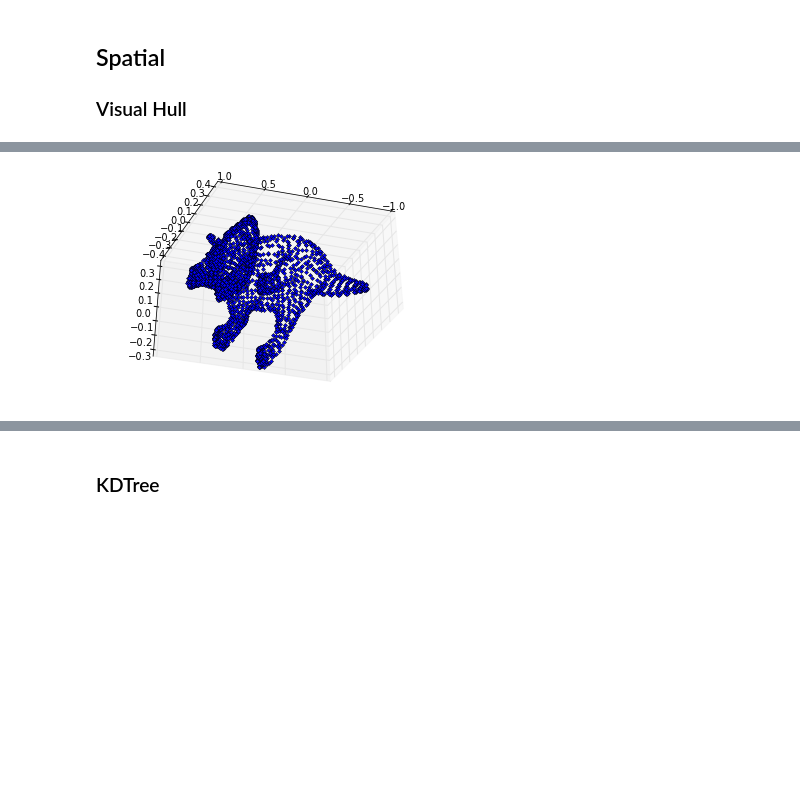
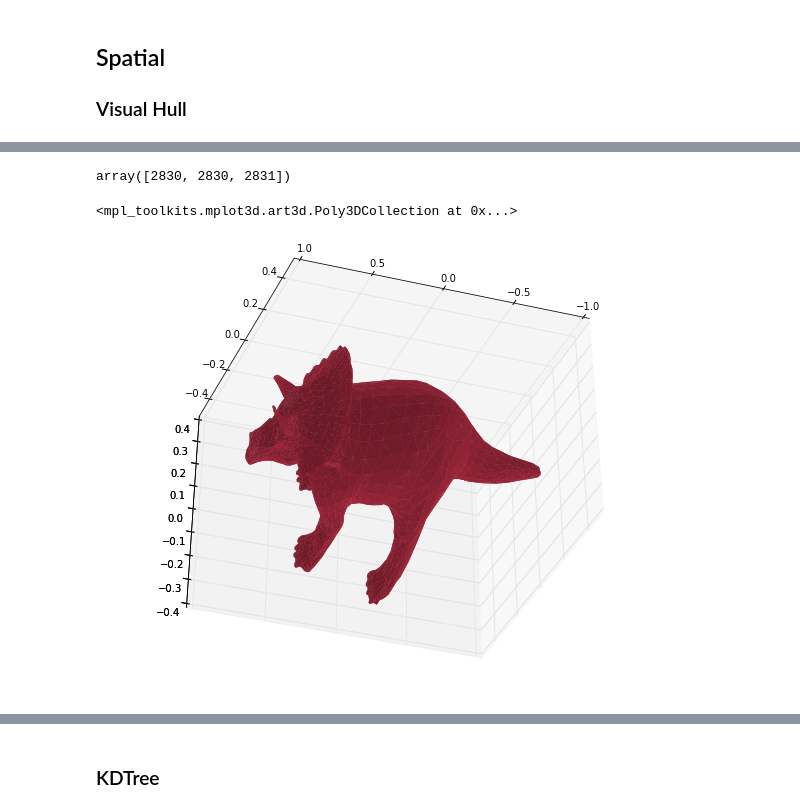
Before and after one commit to stefanv/teaching, a Jupyter notebook: 2011_euroscipy_paris_sci_comp_advanced/Scientific Computing Advanced.ipynb, the cells around one changed output, grey strips where cells are left out. Cells and saved outputs as stored; diff of their text form; code cells hidden in the pictures; blank space fills up the shorter version.

Commit message:
Update notebook for Python 3 and newer version of matplotlib

```diff
--- a/2011_euroscipy_paris_sci_comp_advanced/Scientific Computing Advanced.ipynb
+++ b/2011_euroscipy_paris_sci_comp_advanced/Scientific Computing Advanced.ipynb
@@ -63,0 +59,11 @@ Image(filename='triceratops.jpg')
+# %%
+import numpy as np
+print(np.__version__)
+
+import scipy as sp
+print(sp.__version__)
+
+%matplotlib inline
+import matplotlib.pyplot as plt
+
+plt.rcParams['figure.figsize'] = (10, 8)
@@ -73,0 +80,5 @@ data = np.loadtxt('triceratops.obj', dtype=dt)
+# %%
+import pandas as pd
+
+df = pd.read_csv('triceratops.obj', sep=' ', names=('ptype', 'x', 'y', 'z'))
+df.head()
@@ -73,0 +92,4 @@ data = np.loadtxt('triceratops.obj', dtype=dt)
+# %%
+points = df[df.ptype == 'v']
+points = points[['x', 'y', 'z']].values
+points
@@ -74,27 +104,31 @@ data = np.loadtxt('triceratops.obj', dtype=dt)
+# %%
+face_idx = df[df.ptype == 'f']
+face_idx = face_idx[['x', 'y', 'z']].values
+
+faces = face_idx.astype(int) - 1  # zero-based indexing
+faces.max(axis=0)
+# %% [output]
+array([2830, 2830, 2831])
 # %%
 # Enable 3D plots in matplotlib
 from mpl_toolkits.mplot3d import Axes3D
 
 import numpy as np
 import matplotlib.pyplot as plt
 
-# Separate points and faces
-points = data['points'][data['type'] == 'v']
-face_idx = data['points'][data['type'] == 'f']
-faces = points[face_idx.astype(int) - 1] # One based idx
-
 x, y, z = points.T
 
 f = plt.figure()
-ax = plt.gca(projection='3d')
-ax.plot3D(x, y, z, '.')
+ax = f.add_subplot(1, 1, 1, projection='3d')
 ax.view_init(elev=-40, azim=70)
 
-## Could also plot faces
-#for f in faces:
-#    ax.plot3D(f[:, 0], f[:, 1], f[:, 2])
+ax.plot_trisurf(x, y, z, triangles=faces, shade=True, color=(0.8, 0.2, 0.3), linewidth=0)
+
+## Or could have plotted data-points only:
+# ax.plot3D(x, y, z, '.')
 # %% [output]
+<mpl_toolkits.mplot3d.art3d.Poly3DCollection at 0x...>
-[figure, old version]
+[figure, new version]
 # %%
 import scipy.spatial as ss
 
```
Also changed, not shown: parts of 28 cells of this notebook.
